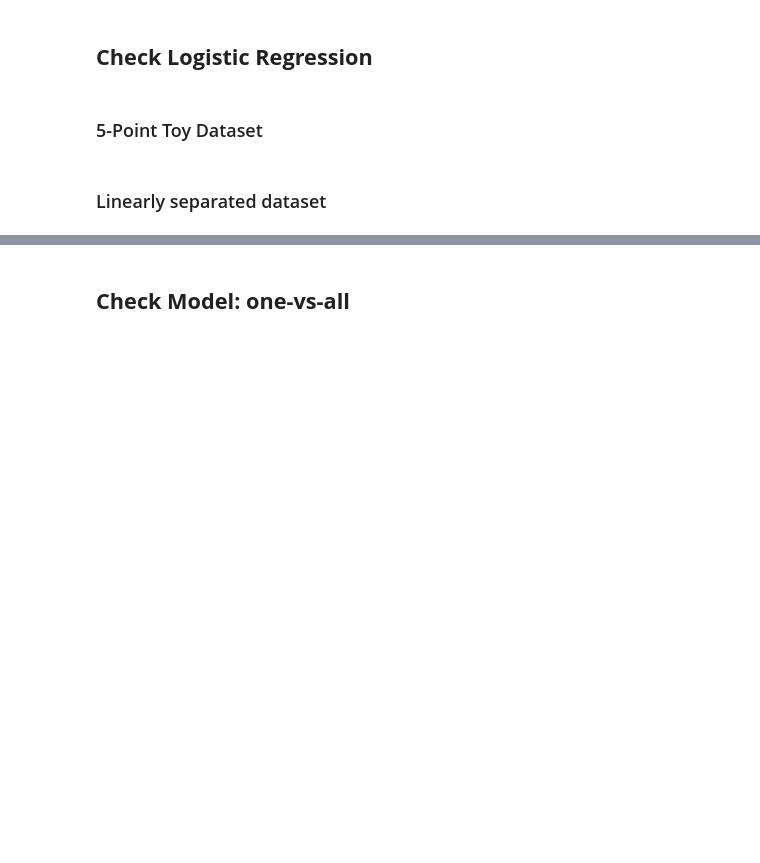
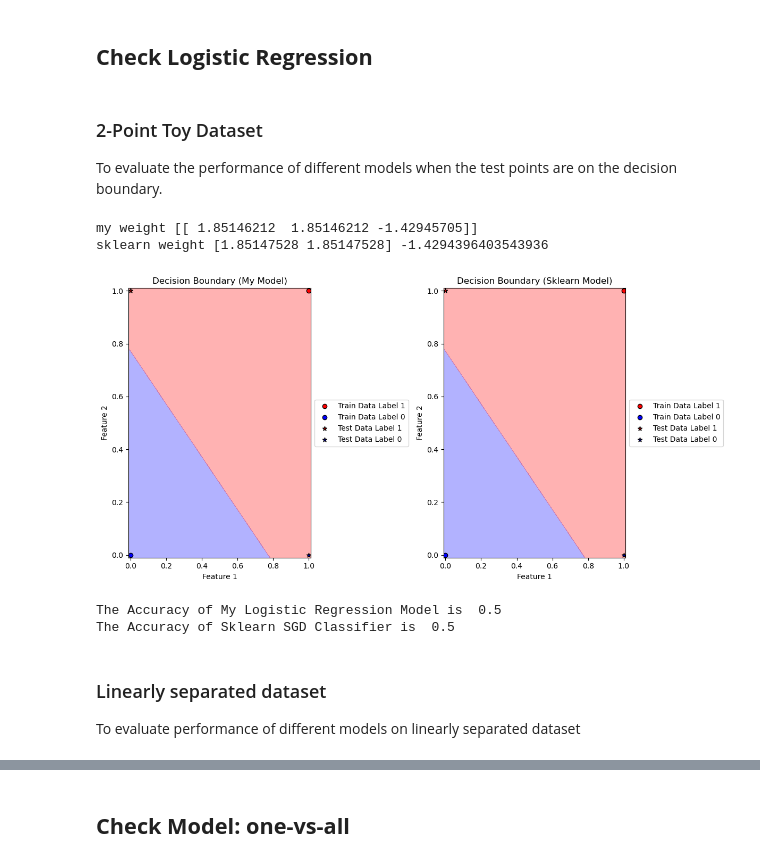
Before and after one commit to hyukahn16/data2060-final-project, a Jupyter notebook: src/project.ipynb, the cells around one changed output, grey strips where cells are left out. Drawn from its saved outputs; the diff is of its cells as text; code cells hidden in the pictures; blank space fills up the shorter version.

```diff
--- a/src/project.ipynb
+++ b/src/project.ipynb
@@ -447,12 +411,14 @@ class AllPairs:
 # %%
 import pytest
 import numpy as np
+import matplotlib.pyplot as plt
 from sklearn.linear_model import SGDClassifier
-import matplotlib.pyplot as plt
+# Testing models using SGDClassifier from Scikit-learn (2024)
+
 
 def CheckPlot_LR(X, Y, X_test, Y_test, lr, num_epochs):
     '''
-    This is used for visualizing the differences of our logistic regression model
+    helper function for visualizing the differences of our logistic regression model
     and the SGD classifier from sklearn.
     '''
     # train my models
@@ -544,21 +510,31 @@ def CheckPlot_LR(X, Y, X_test, Y_test, lr, num_epochs):
     print('The Accuracy of My Logistic Regression Model is ', my_acc)
     print('The Accuracy of Sklearn SGD Classifier is ', sklearn_acc)
 # %% [markdown]
-### 5-Point Toy Dataset
+### 2-Point Toy Dataset
+
+To evaluate the performance of different models when the test points are on the decision boundary.
 # %%
 # Set random seed for testing purposes
 np.random.seed(0)
 
 # Create Data
-X1_train = np.array([[0,4], [0,3], [5,0], [4,1], [0,5]])
-Y1_train = np.array([0,0,1,1,0])
+X1_train = np.array([[0,0], [1,1]])
+Y1_train = np.array([0,1])
 
-X1_test = np.array([[0,0], [-5,3], [9,0], [1,0], [6,-7]])
-Y1_test = np.array([0,0,1,0,1])
+X1_test = np.array([[0,1], [1,0]])
+Y1_test = np.array([1, 0])
 
-CheckPlot_LR(X=X1_train, Y=Y1_train, X_test=X1_test, Y_test=Y1_test, lr=0.01, num_epochs=100)
+CheckPlot_LR(X=X1_train, Y=Y1_train, X_test=X1_test, Y_test=Y1_test, lr=0.01, num_epochs=1000)
+# %% [output]
+my weight [[ 1.85146212  1.85146212 -1.42945705]]
+sklearn weight [1.85147528 1.85147528] -1.4294396403543936
+[figure, added]
+The Accuracy of My Logistic Regression Model is  0.5
+The Accuracy of Sklearn SGD Classifier is  0.5
 # %% [markdown]
 ### Linearly separated dataset
+
+To evaluate performance of different models on linearly separated dataset
 # %%
 np.random.seed(0)
 
```
Also changed, not shown: parts of 38 cells of this notebook, 1 other file.
